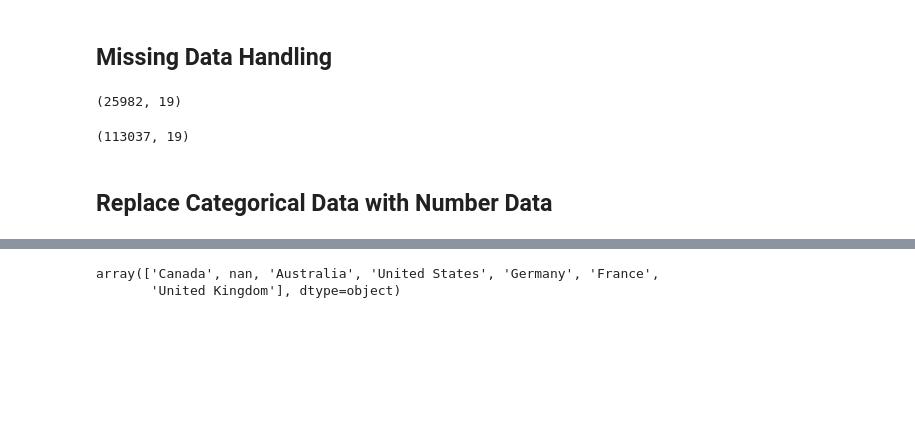
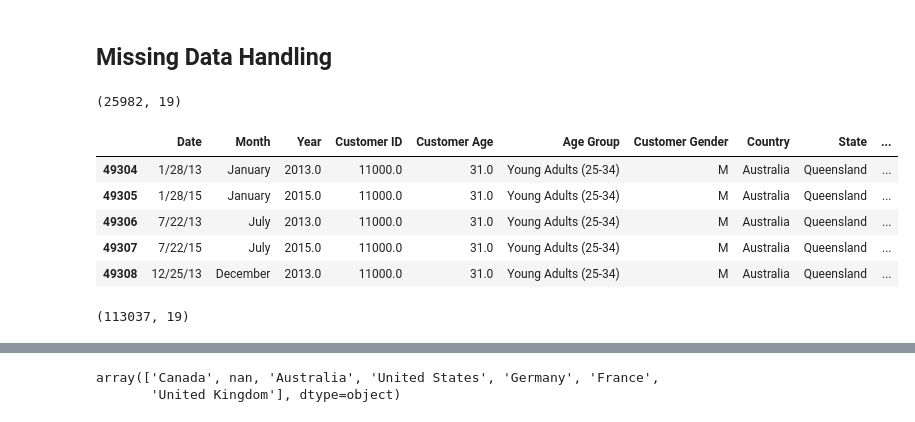
Before and after one commit to lovissahuigita/ekskul_data_science_demo, a Jupyter notebook: week5/Week 5 Demo.ipynb, the cells around one changed output, grey strips where cells are left out. Saved outputs shown, nothing was run; the diff lists cells and outputs as text; code cells hidden in the pictures; blank space fills up the shorter version.

```diff
--- a/week5/Week 5 Demo.ipynb
+++ b/week5/Week 5 Demo.ipynb
@@ -27,18 +27,27 @@ df.shape
 # %%
 # DROP NULL-VALUED ROWS FROM THE DATAFRAME
 dropped_df = df.dropna()
-dropped_df.shape
-# %% [output]
-(25982, 19)
+# %%
+dropped_df.shape
+# %% [output]
+(25982, 19)
+# %%
+dropped_df.head()
+# %% [output]
+|  | Date | Month | Year | Customer ID | Customer Age | Age Group | Customer Gender | Country | State | ... |
+| 49304 | 1/28/13 | January | 2013.0 | 11000.0 | 31.0 | Young Adults (25-34) | M | Australia | Queensland | ... |
+| 49305 | 1/28/15 | January | 2015.0 | 11000.0 | 31.0 | Young Adults (25-34) | M | Australia | Queensland | ... |
+| 49306 | 7/22/13 | July | 2013.0 | 11000.0 | 31.0 | Young Adults (25-34) | M | Australia | Queensland | ... |
+| 49307 | 7/22/15 | July | 2015.0 | 11000.0 | 31.0 | Young Adults (25-34) | M | Australia | Queensland | ... |
+| 49308 | 12/25/13 | December | 2013.0 | 11000.0 | 31.0 | Young Adults (25-34) | M | Australia | Queensland | ... |
 # %%
 values = {"Date": "11/26/13", "Month": "November", "Year": 2013, "Customer ID": 110101010, "Customer Age": 19, 'Age Group': "Youth(<25)",
-       'Customer Gender': "M", 'Country': "Canada", 'State': "British Columbia", 'Product Category': "Accesories",
+       'Customer Gender': "M", 'Country': "XYZ", 'State': "British Columbia", 'Product Category': "Accesories",
        'Sub Category': "Bike Racks", 'Product': "Hitch Rack - 4-Bike", 'Frame Size': 38.0, 'Order Quantity': 0, 'Unit Cost': 0,
        'Unit Price': 0, 'Cost': 0, 'Revenue': 0, 'Profit': 0}
 
 replaced_df = df.fillna(values)
-replaced_df.shape
-# %% [output]
-(113037, 19)
-# %% [markdown]
-## Replace Categorical Data with Number Data
+# %%
+replaced_df.shape
+# %% [output]
+(113037, 19)
```
Also changed, not shown: parts of 25 cells of this notebook.
